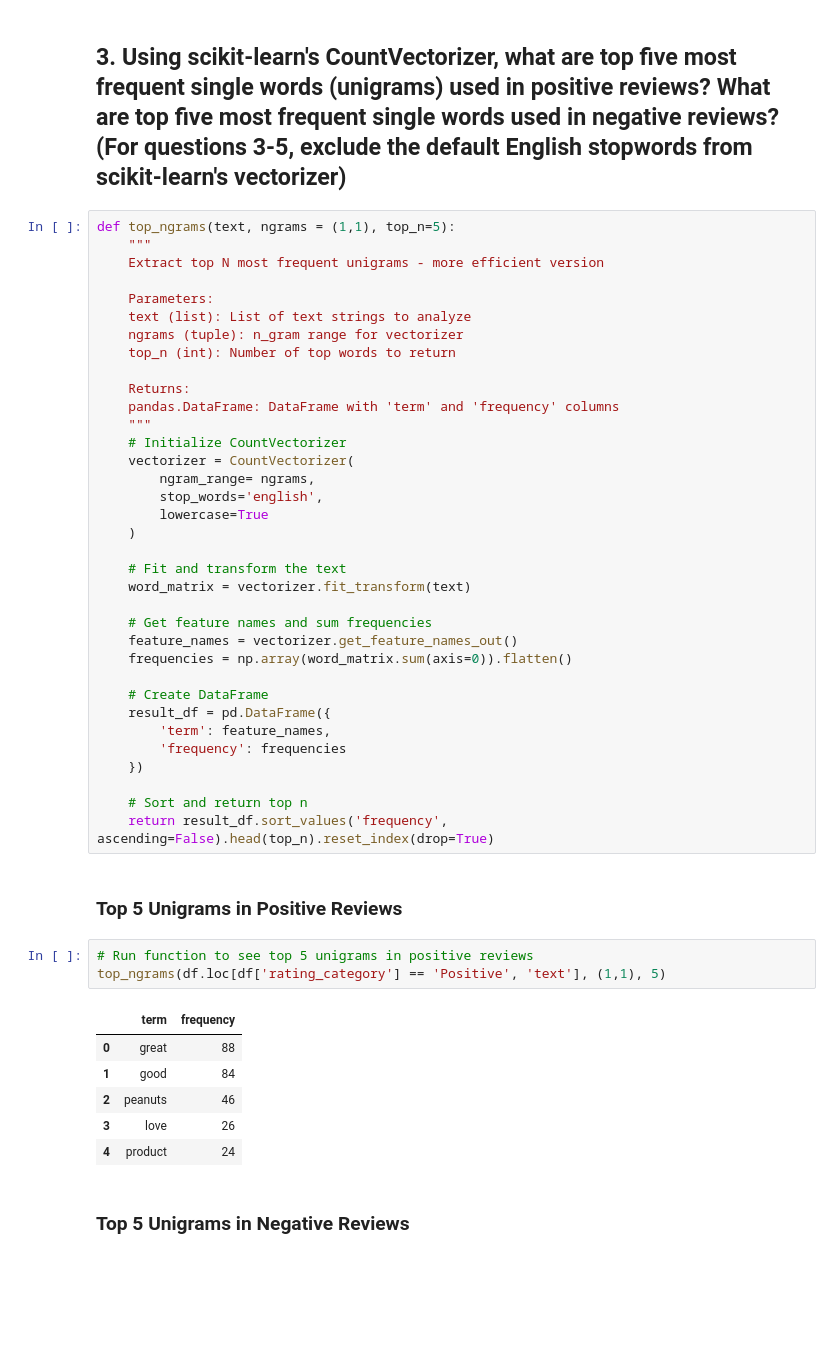
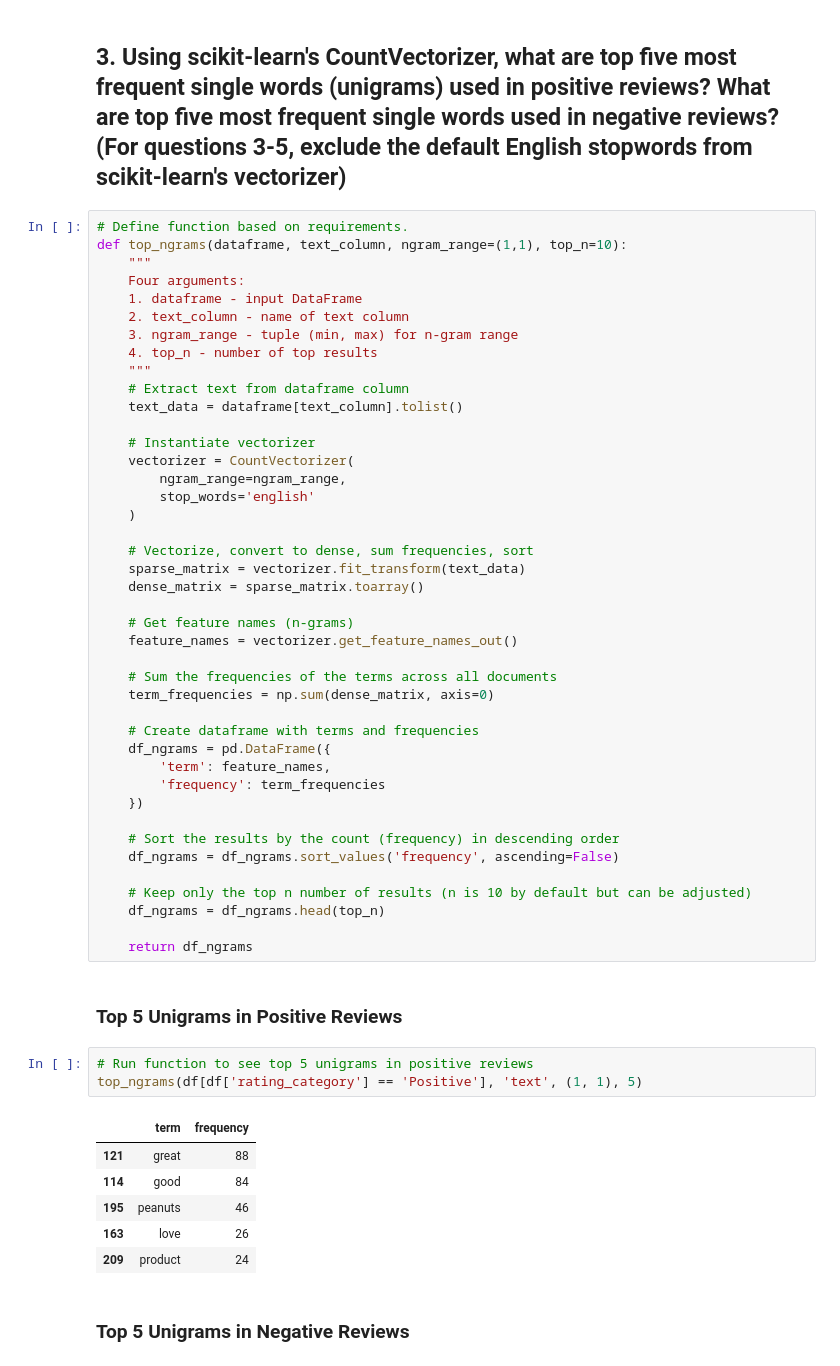
Before and after one commit to mjohnsonsea/opan6609_assignment2, a Jupyter notebook: assignment_2.ipynb, the cells around one changed output. Drawn from its saved outputs; the diff is of its cells as text; blank space fills up the shorter version.

```diff
--- a/assignment_2.ipynb
+++ b/assignment_2.ipynb
@@ -132,52 +132,59 @@ Based on the two word clouds, we can see that both have words that reflect the s
 # %% [markdown]
 ## 3. Using scikit-learn's CountVectorizer, what are top five most frequent single words (unigrams) used in positive reviews? What are top five most frequent single words used in negative reviews? (For questions 3-5, exclude the default English stopwords from scikit-learn's vectorizer)
 # %%
-def top_ngrams(text, ngrams = (1,1), top_n=5):
+# Define function based on requirements.
+def top_ngrams(dataframe, text_column, ngram_range=(1,1), top_n=10):
     """
-    Extract top N most frequent unigrams - more efficient version
+    Four arguments:
+    1. dataframe - input DataFrame
+    2. text_column - name of text column
+    3. ngram_range - tuple (min, max) for n-gram range
+    4. top_n - number of top results
+    """
+    # Extract text from dataframe column
+    text_data = dataframe[text_column].tolist()
 
-    Parameters:
-    text (list): List of text strings to analyze
-    ngrams (tuple): n_gram range for vectorizer
-    top_n (int): Number of top words to return
-
-    Returns:
-    pandas.DataFrame: DataFrame with 'term' and 'frequency' columns
-    """
-    # Initialize CountVectorizer
+    # Instantiate vectorizer
     vectorizer = CountVectorizer(
-        ngram_range= ngrams,
-        stop_words='english',
-        lowercase=True
+        ngram_range=ngram_range,
+        stop_words='english'
     )
 
-    # Fit and transform the text
-    word_matrix = vectorizer.fit_transform(text)
+    # Vectorize, convert to dense, sum frequencies, sort
+    sparse_matrix = vectorizer.fit_transform(text_data)
+    dense_matrix = sparse_matrix.toarray()
 
-    # Get feature names and sum frequencies
+    # Get feature names (n-grams)
     feature_names = vectorizer.get_feature_names_out()
-    frequencies = np.array(word_matrix.sum(axis=0)).flatten()
 
-    # Create DataFrame
-    result_df = pd.DataFrame({
+    # Sum the frequencies of the terms across all documents
+    term_frequencies = np.sum(dense_matrix, axis=0)
+
+    # Create dataframe with terms and frequencies
+    df_ngrams = pd.DataFrame({
         'term': feature_names,
-        'frequency': frequencies
+        'frequency': term_frequencies
     })
 
-    # Sort and return top n
-    return result_df.sort_values('frequency', ascending=False).head(top_n).reset_index(drop=True)
+    # Sort the results by the count (frequency) in descending order
+    df_ngrams = df_ngrams.sort_values('frequency', ascending=False)
+
+    # Keep only the top n number of results (n is 10 by default but can be adjusted)
+    df_ngrams = df_ngrams.head(top_n)
+
+    return df_ngrams
 # %% [markdown]
 ### Top 5 Unigrams in Positive Reviews
 # %%
 # Run function to see top 5 unigrams in positive reviews
-top_ngrams(df.loc[df['rating_category'] == 'Positive', 'text'], (1,1), 5)
+top_ngrams(df[df['rating_category'] == 'Positive'], 'text', (1, 1), 5)
 # %% [output]
 |  | term | frequency |
-| 0 | great | 88 |
-| 1 | good | 84 |
-| 2 | peanuts | 46 |
-| 3 | love | 26 |
-| 4 | product | 24 |
+| 121 | great | 88 |
+| 114 | good | 84 |
+| 195 | peanuts | 46 |
+| 163 | love | 26 |
+| 209 | product | 24 |
 # %% [markdown]
 ### Top 5 Unigrams in Negative Reviews
 # %%
```
Also changed, not shown: parts of 17 cells of this notebook, 1 other file.
